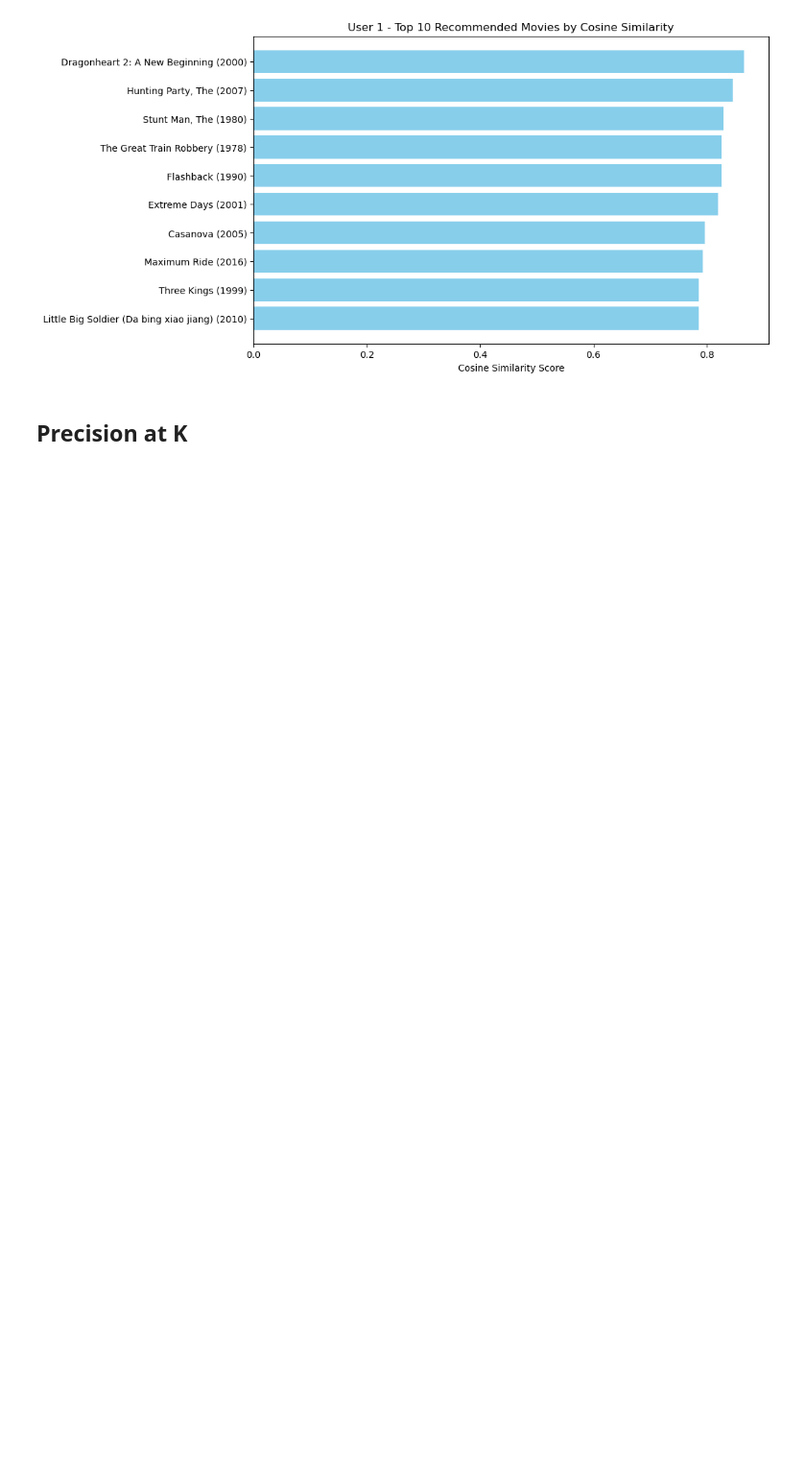
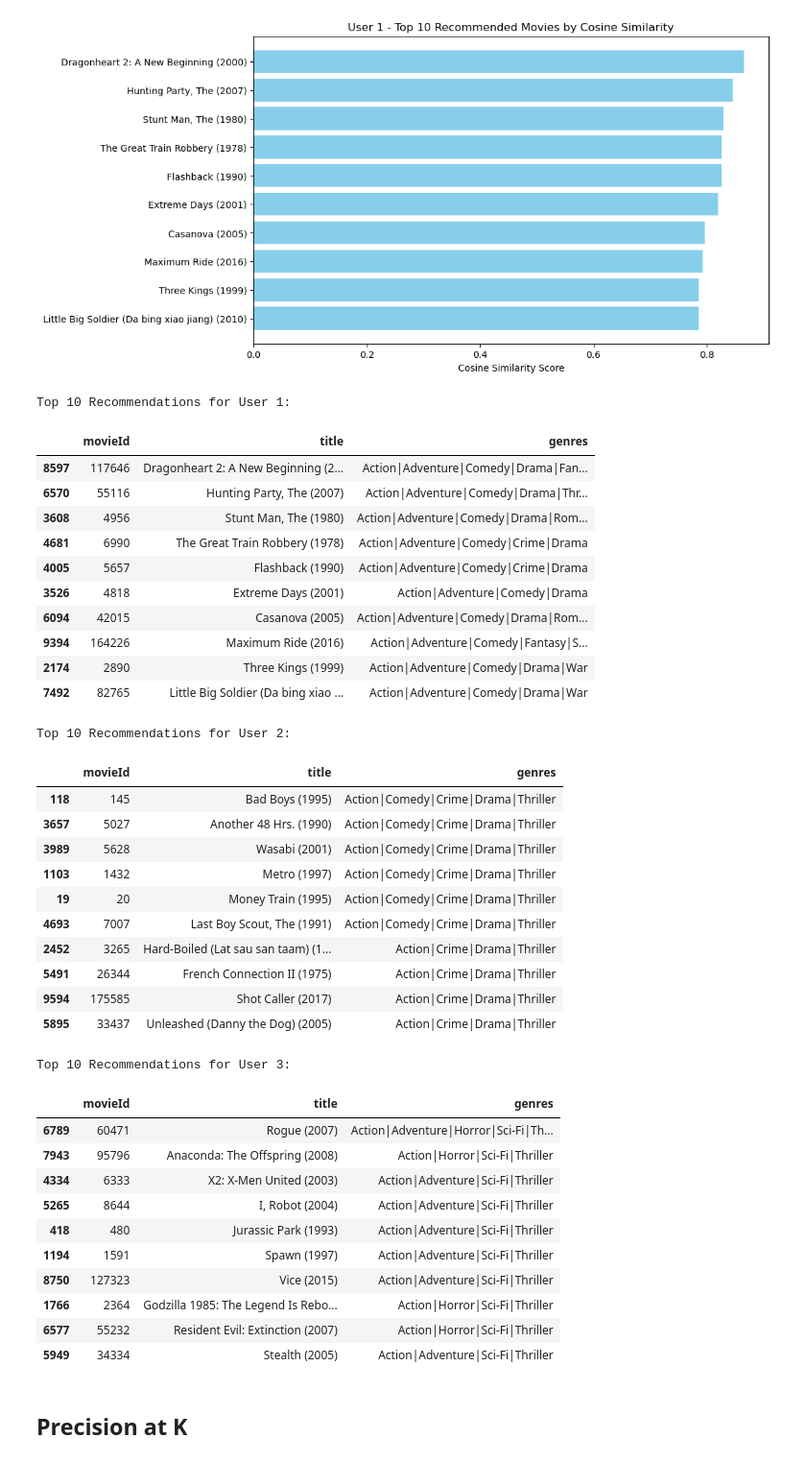
Before and after one commit to YveSSo/3162-FinalProject, a Jupyter notebook: Final Project.ipynb, the cells around one changed output. Shown at 96% size. Saved outputs shown, nothing was run; the diff lists cells and outputs as text; code cells hidden in the pictures; blank space fills up the shorter version.

```diff
--- a/Final Project.ipynb
+++ b/Final Project.ipynb
@@ -269,6 +271,52 @@ plt.gca().invert_yaxis()  # Highest score at top
 plt.show()
 # %% [output]
 [figure]
+# %%
+for user_id in [1, 2, 3]:
+    top_movie_ids = recommendations.get(user_id, [])
+    top_movies = movies[movies['movieId'].isin(top_movie_ids)][['movieId', 'title', 'genres']]
+    top_movies['rec_order'] = top_movies['movieId'].apply(lambda x: top_movie_ids.index(x))
+    top_movies = top_movies.sort_values('rec_order').drop('rec_order', axis=1)
+
+    print(f"\nTop 10 Recommendations for User {user_id}:")
+    display(top_movies)
+# %% [output]
+Top 10 Recommendations for User 1:
+|  | movieId | title | genres |
+| 8597 | 117646 | Dragonheart 2: A New Beginning (2... | Action|Adventure|Comedy|Drama|Fan... |
+| 6570 | 55116 | Hunting Party, The (2007) | Action|Adventure|Comedy|Drama|Thr... |
+| 3608 | 4956 | Stunt Man, The (1980) | Action|Adventure|Comedy|Drama|Rom... |
+| 4681 | 6990 | The Great Train Robbery (1978) | Action|Adventure|Comedy|Crime|Drama |
+| 4005 | 5657 | Flashback (1990) | Action|Adventure|Comedy|Crime|Drama |
+| 3526 | 4818 | Extreme Days (2001) | Action|Adventure|Comedy|Drama |
+| 6094 | 42015 | Casanova (2005) | Action|Adventure|Comedy|Drama|Rom... |
+| 9394 | 164226 | Maximum Ride (2016) | Action|Adventure|Comedy|Fantasy|S... |
+| 2174 | 2890 | Three Kings (1999) | Action|Adventure|Comedy|Drama|War |
+| 7492 | 82765 | Little Big Soldier (Da bing xiao ... | Action|Adventure|Comedy|Drama|War |
+Top 10 Recommendations for User 2:
+|  | movieId | title | genres |
+| 118 | 145 | Bad Boys (1995) | Action|Comedy|Crime|Drama|Thriller |
+| 3657 | 5027 | Another 48 Hrs. (1990) | Action|Comedy|Crime|Drama|Thriller |
+| 3989 | 5628 | Wasabi (2001) | Action|Comedy|Crime|Drama|Thriller |
+| 1103 | 1432 | Metro (1997) | Action|Comedy|Crime|Drama|Thriller |
+| 19 | 20 | Money Train (1995) | Action|Comedy|Crime|Drama|Thriller |
+| 4693 | 7007 | Last Boy Scout, The (1991) | Action|Comedy|Crime|Drama|Thriller |
+| 2452 | 3265 | Hard-Boiled (Lat sau san taam) (1... | Action|Crime|Drama|Thriller |
+| 5491 | 26344 | French Connection II (1975) | Action|Crime|Drama|Thriller |
+| 9594 | 175585 | Shot Caller (2017) | Action|Crime|Drama|Thriller |
+| 5895 | 33437 | Unleashed (Danny the Dog) (2005) | Action|Crime|Drama|Thriller |
+Top 10 Recommendations for User 3:
+|  | movieId | title | genres |
+| 6789 | 60471 | Rogue (2007) | Action|Adventure|Horror|Sci-Fi|Th... |
+| 7943 | 95796 | Anaconda: The Offspring (2008) | Action|Horror|Sci-Fi|Thriller |
+| 4334 | 6333 | X2: X-Men United (2003) | Action|Adventure|Sci-Fi|Thriller |
+| 5265 | 8644 | I, Robot (2004) | Action|Adventure|Sci-Fi|Thriller |
+| 418 | 480 | Jurassic Park (1993) | Action|Adventure|Sci-Fi|Thriller |
+| 1194 | 1591 | Spawn (1997) | Action|Adventure|Sci-Fi|Thriller |
+| 8750 | 127323 | Vice (2015) | Action|Adventure|Sci-Fi|Thriller |
+| 1766 | 2364 | Godzilla 1985: The Legend Is Rebo... | Action|Horror|Sci-Fi|Thriller |
+| 6577 | 55232 | Resident Evil: Extinction (2007) | Action|Horror|Sci-Fi|Thriller |
+| 5949 | 34334 | Stealth (2005) | Action|Adventure|Sci-Fi|Thriller |
 # %% [markdown]
 ## Precision at K
 # %%
```
Also changed, not shown: parts of 12 cells of this notebook.
